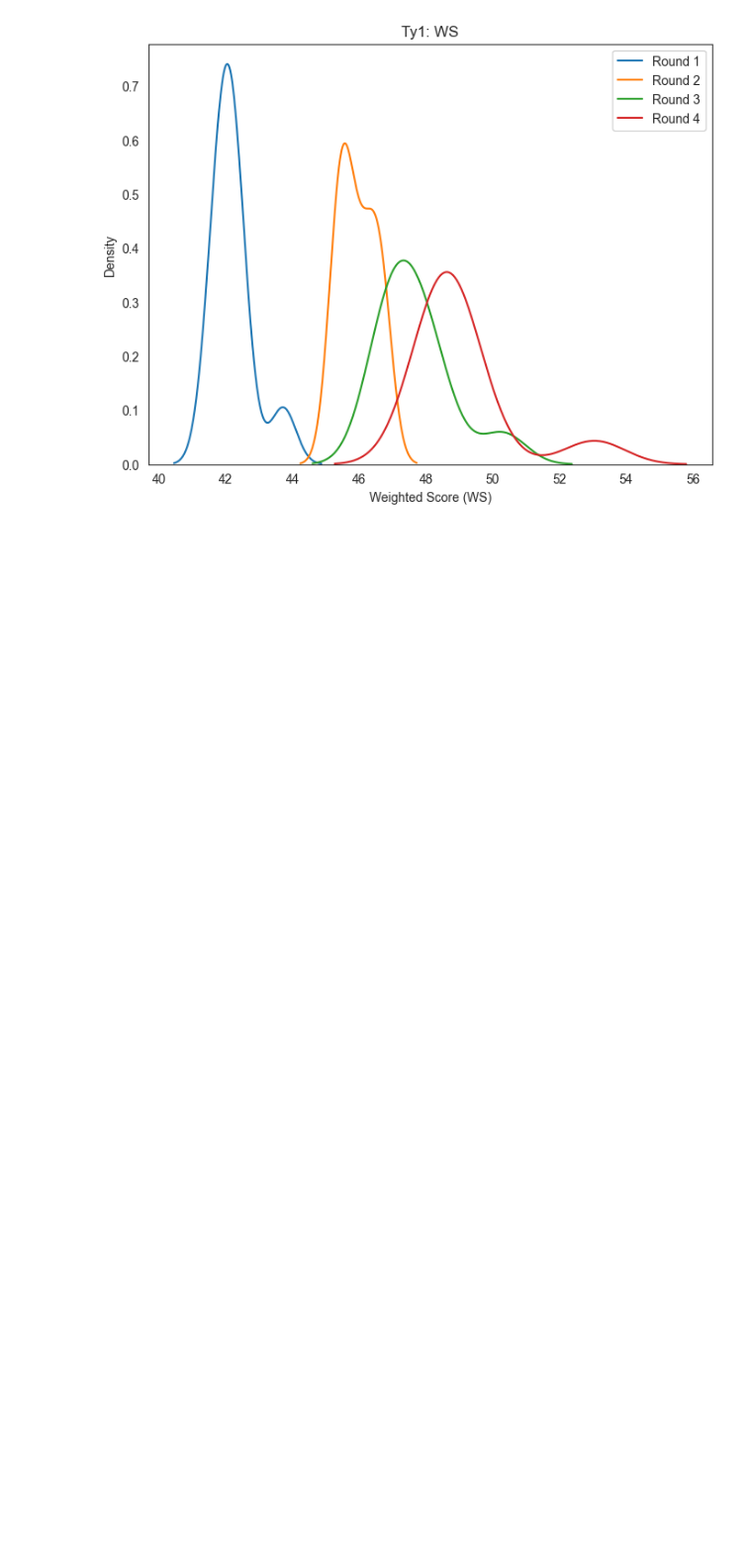
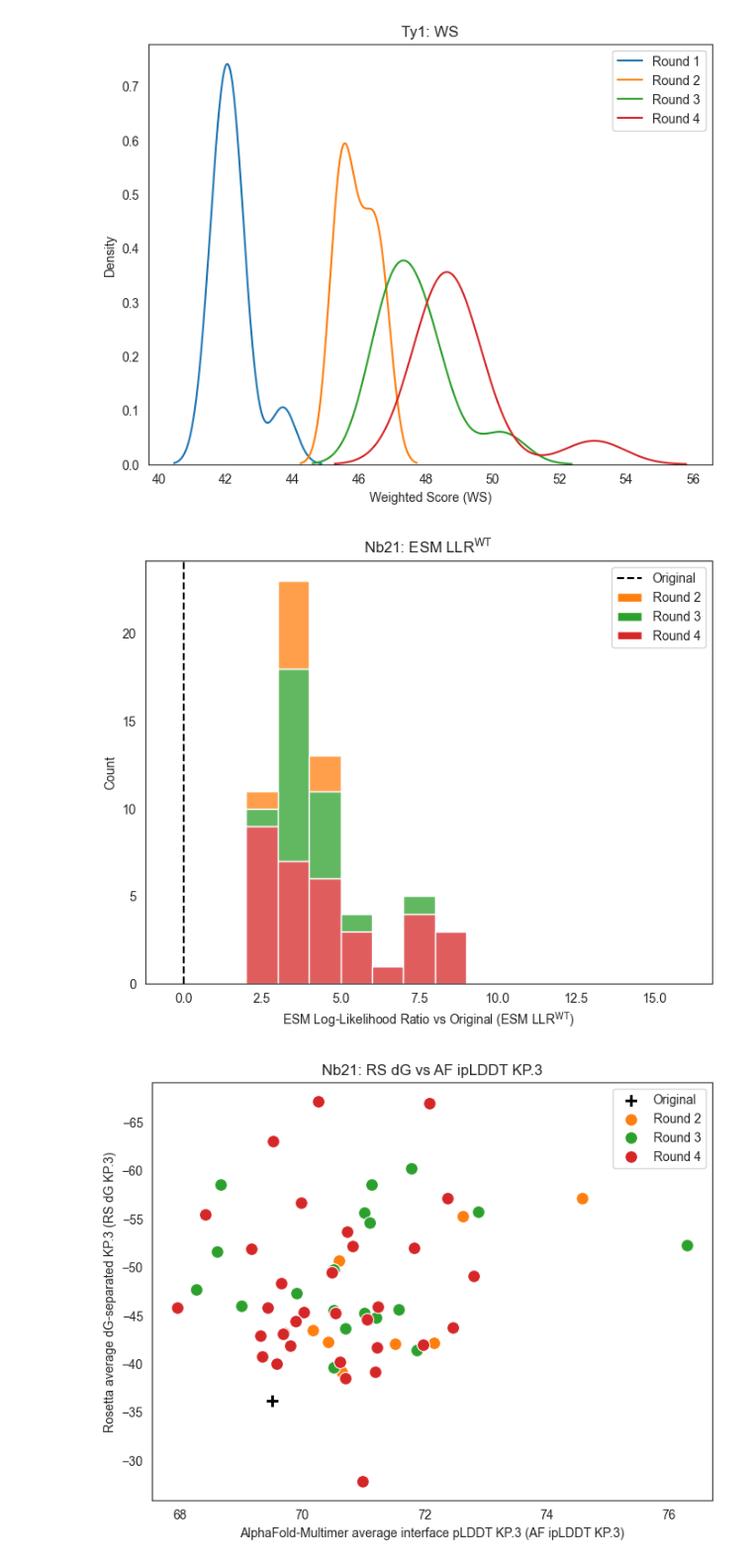
Before and after one commit to yehonathank/virtual-lab, a Jupyter notebook: nanobody_design/plot_results_workflow_2.ipynb, the cells around one changed output. Shown: that part at 99% size. Drawn from its saved outputs; the diff is of its cells as text; code cells hidden in the pictures; blank space fills up the shorter version.

Commit message:
Updating results plots

```diff
--- a/nanobody_design/plot_results_workflow_2.ipynb
+++ b/nanobody_design/plot_results_workflow_2.ipynb
@@ -6,6 +7,7 @@ import pandas as pd
 import seaborn as sns
 # %%
 scores_dir = Path("designed/workflow_2/scores")
+combined_dir = Path("designed/workflow_2/combined")
 max_round = 4
 spikes = ["KP.3", "JN.1"]
 nanobodies = ["Nb21", "Ty1"]
@@ -13,7 +15,7 @@ score_types = ["log_likelihood_ratio", "Interface_pLDDT", "Interface_Residue_Cou
 
 sns.set_style("white")
 
-figure_dir = Path("figures/nanobody_analysis_improved")
+figure_dir = Path("figures/nanobody_analysis_workflow_2")
 figure_dir.mkdir(parents=True, exist_ok=True)
 # %%
 # Plot ESM scores across rounds (all top 50 designs per input nanobody sequence)
@@ -39,7 +41,7 @@ for spike in spikes:
         for round_num in range(max_round + 1):
             scores_path = scores_dir / f"round_{round_num}_scores" / f"{nanobody}.csv"
             scores = pd.read_csv(scores_path)
-            kwargs = {"label": f"Round {round_num}"} if round_num > 0 else {"label": "Wildtype", "color": "black", "marker": "P", "zorder": 10}
+            kwargs = {"label": f"Round {round_num}"} if round_num > 0 else {"label": "Original", "color": "black", "marker": "P", "zorder": 10}
             sns.scatterplot(data=scores, x=f"Average_Interface_pLDDT_{spike}", y=f"Average dG_separated_{spike}", ax=ax, s=100, **kwargs)
         ax.invert_yaxis()
         ax.set_title(f"{nanobody}: RS dG {spike} vs AF ipLDDT {spike}")
@@ -67,3 +69,39 @@ for nanobody in nanobodies:
 # %% [output]
 [figure]
 [figure]
+# %%
+# Plot best designs for each nanobody
+bins = np.linspace(0, 16, 17)
+rounds = list(range(1, max_round + 1))
+for nanobody in nanobodies:
+    scores = pd.read_csv(combined_dir / f"{nanobody}.csv")
+
+    # Plot ESM scores
+    fig, ax = plt.subplots(1, 1, figsize=(8, 6))
+    for round_num in rounds:
+        if round_num in scores["round_num"].values:
+            plt.bar(0, 0, color=sns.color_palette("tab10")[round_num - 1], label=f"Round {round_num}")  # Dummy bar for legend
+    sns.histplot(data=scores, x="log_likelihood_ratio_vs_original", bins=bins, multiple="stack", hue="round_num", hue_order=rounds, palette="tab10", ax=ax)
+    ax.axvline(0, color="black", linestyle="--", label="Original")
+    ax.set_title(f"{nanobody}: " + r"ESM LLR$^{\text{WT}}$")
+    ax.set_xlabel(r"ESM Log-Likelihood Ratio vs Original (ESM LLR$^{\text{WT}}$)")
+    plt.legend()
+    plt.savefig(figure_dir / f"{nanobody}_final_esm_llr.pdf", bbox_inches="tight")
+
+    # Plot AlphaFold-Multimer ipLDDT vs Rosetta dG_separated scores
+    for spike in spikes:
+        fig, ax = plt.subplots(1, 1, figsize=(8, 6))
+        original = pd.read_csv(scores_dir / "round_0_scores" / f"{nanobody}.csv")
+        sns.scatterplot(data=original, x=f"Average_Interface_pLDDT_{spike}", y=f"Average dG_separated_{spike}", label="Original", color="black", marker="P", s=100, zorder=10)
+        for round_num in range(1, max_round + 1):
+            round_scores = scores[scores["round_num"] == round_num]
+            sns.scatterplot(data=round_scores, x=f"Average_Interface_pLDDT_{spike}", y=f"Average dG_separated_{spike}", label=f"Round {round_num}", s=100, ax=ax)
+        ax.invert_yaxis()
+        ax.set_title(f"{nanobody}: RS dG vs AF ipLDDT {spike}")
+        ax.set_xlabel(f"AlphaFold-Multimer average interface pLDDT {spike} (AF ipLDDT {spike})")
+        ax.set_ylabel(f"Rosetta average dG-separated {spike} (RS dG {spike})")
+        plt.legend()
+        plt.savefig(figure_dir / f"{nanobody}_final_rs_dg_vs_af_iplddt_{spike}.pdf", bbox_inches="tight")
+# %% [output]
+[figure, added]
+[figure, added]
```
Also changed, not shown: parts of 2 cells of this notebook, 1 other file.
